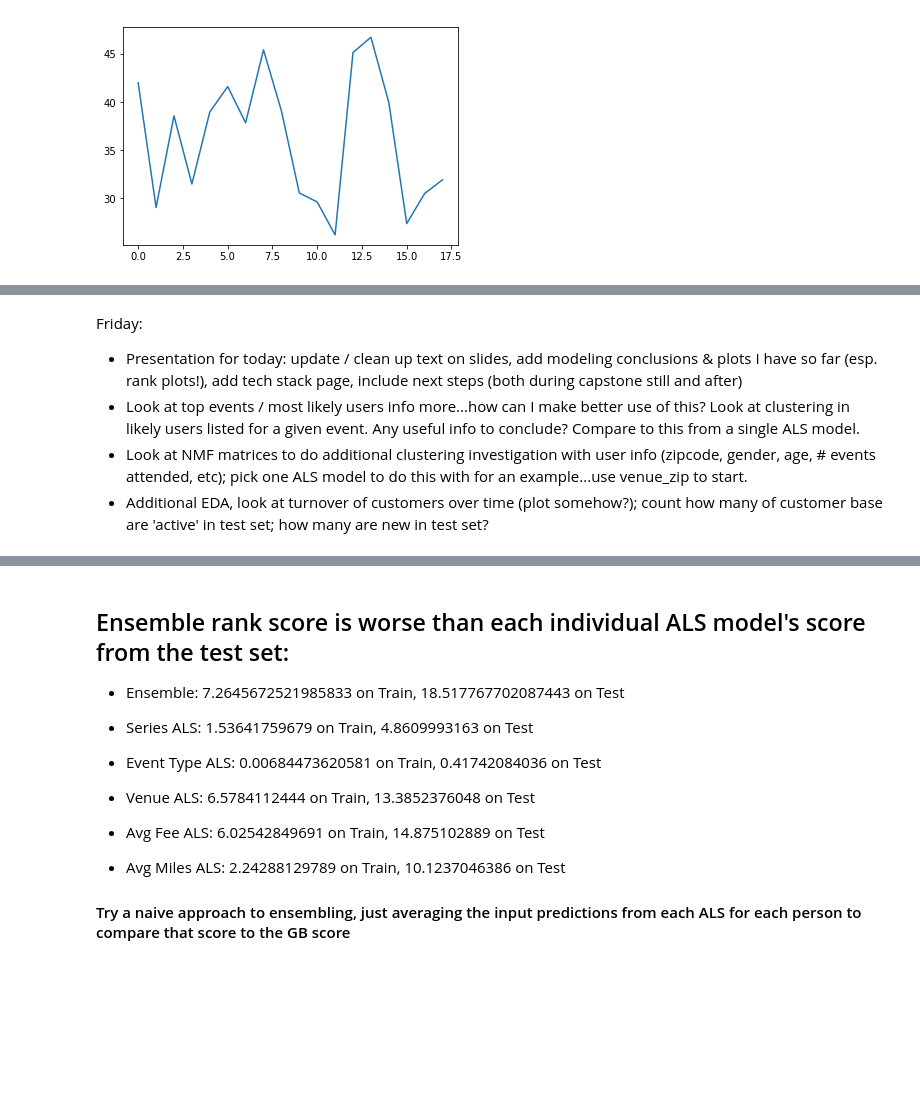
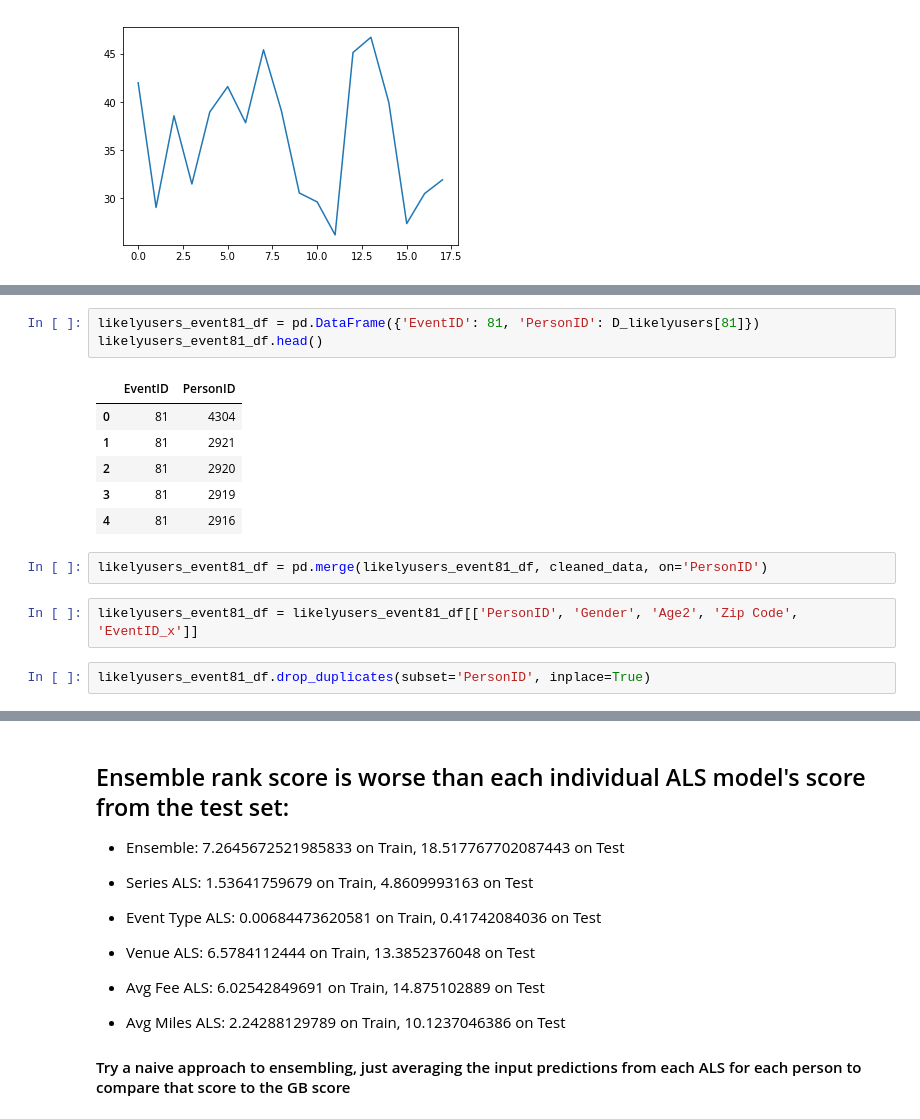
Before and after one commit to gcnuss/trailrun_participation, a Jupyter notebook: model/Final_Model_Pipeline-UPDATE.ipynb, the cells around one changed output, grey strips where cells are left out. Drawn from its saved outputs; the diff is of its cells as text; blank space fills up the shorter version.

```diff
--- a/model/Final_Model_Pipeline-UPDATE.ipynb
+++ b/model/Final_Model_Pipeline-UPDATE.ipynb
@@ -1102,6 +1084,16 @@ rankeval_testpreds_df_final[rankeval_testpreds_df_final['PersonID']==1115].sort_
-# %% [markdown]
-Friday:
-- Presentation for today: update / clean up text on slides, add modeling conclusions & plots I have so far (esp. rank plots!), add tech stack page, include next steps (both during capstone still and after)
-- Look at top events / most likely users info more...how can I make better use of this?  Look at clustering in likely users listed for a given event.  Any useful info to conclude?  Compare to this from a single ALS model.
-- Look at NMF matrices to do additional clustering investigation with user info (zipcode, gender, age, # events attended, etc); pick one ALS model to do this with for an example...use venue_zip to start.
-- Additional EDA, look at turnover of customers over time (plot somehow?); count how many of customer base are 'active' in test set; how many are new in test set?
+# %%
+likelyusers_event81_df = pd.DataFrame({'EventID': 81, 'PersonID': D_likelyusers[81]})
+likelyusers_event81_df.head()
+# %% [output]
+|  | EventID | PersonID |
+| 0 | 81 | 4304 |
+| 1 | 81 | 2921 |
+| 2 | 81 | 2920 |
+| 3 | 81 | 2919 |
+| 4 | 81 | 2916 |
+# %%
+likelyusers_event81_df = pd.merge(likelyusers_event81_df, cleaned_data, on='PersonID')
+# %%
+likelyusers_event81_df = likelyusers_event81_df[['PersonID', 'Gender', 'Age2', 'Zip Code', 'EventID_x']]
+# %%
+likelyusers_event81_df.drop_duplicates(subset='PersonID', inplace=True)
```
Also changed, not shown: parts of 11 cells of this notebook, 3 other files.
